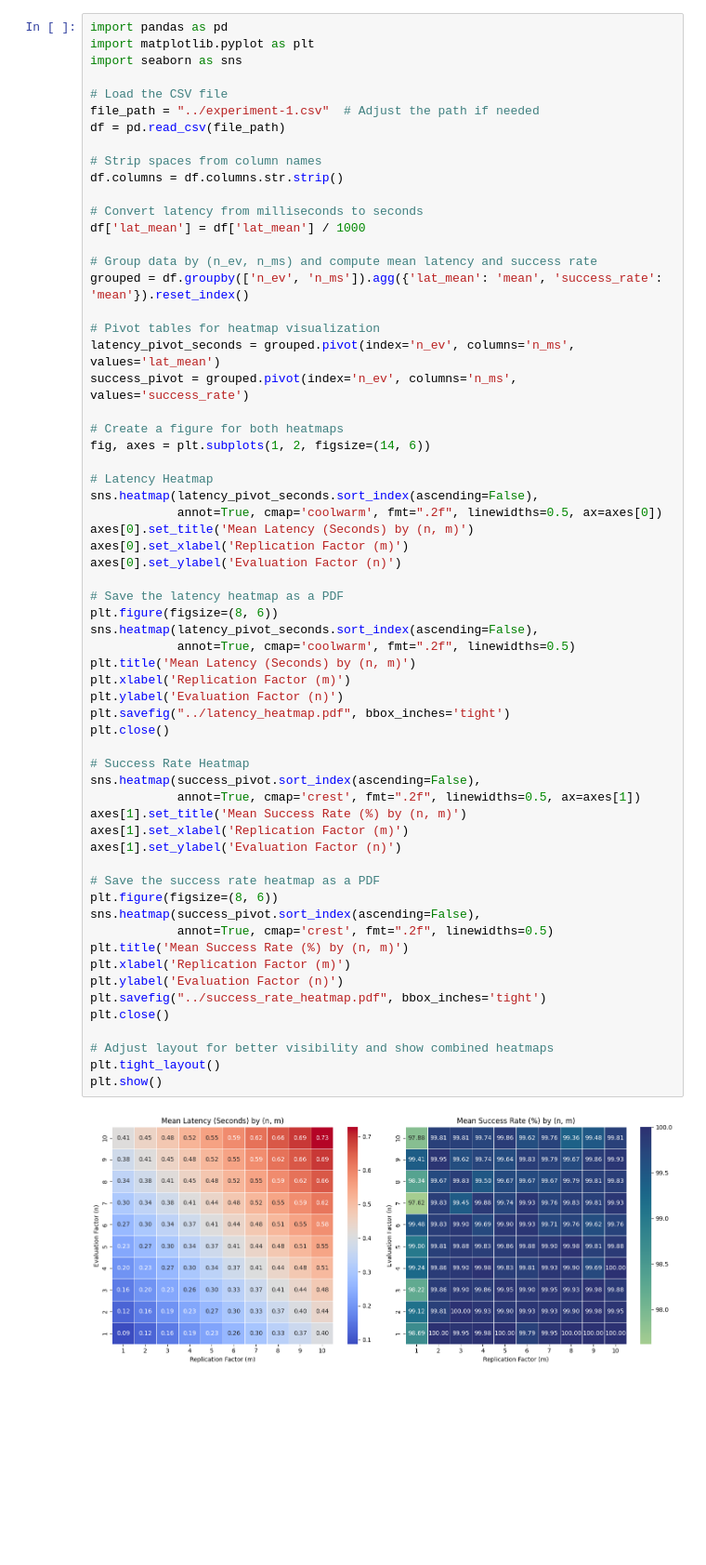
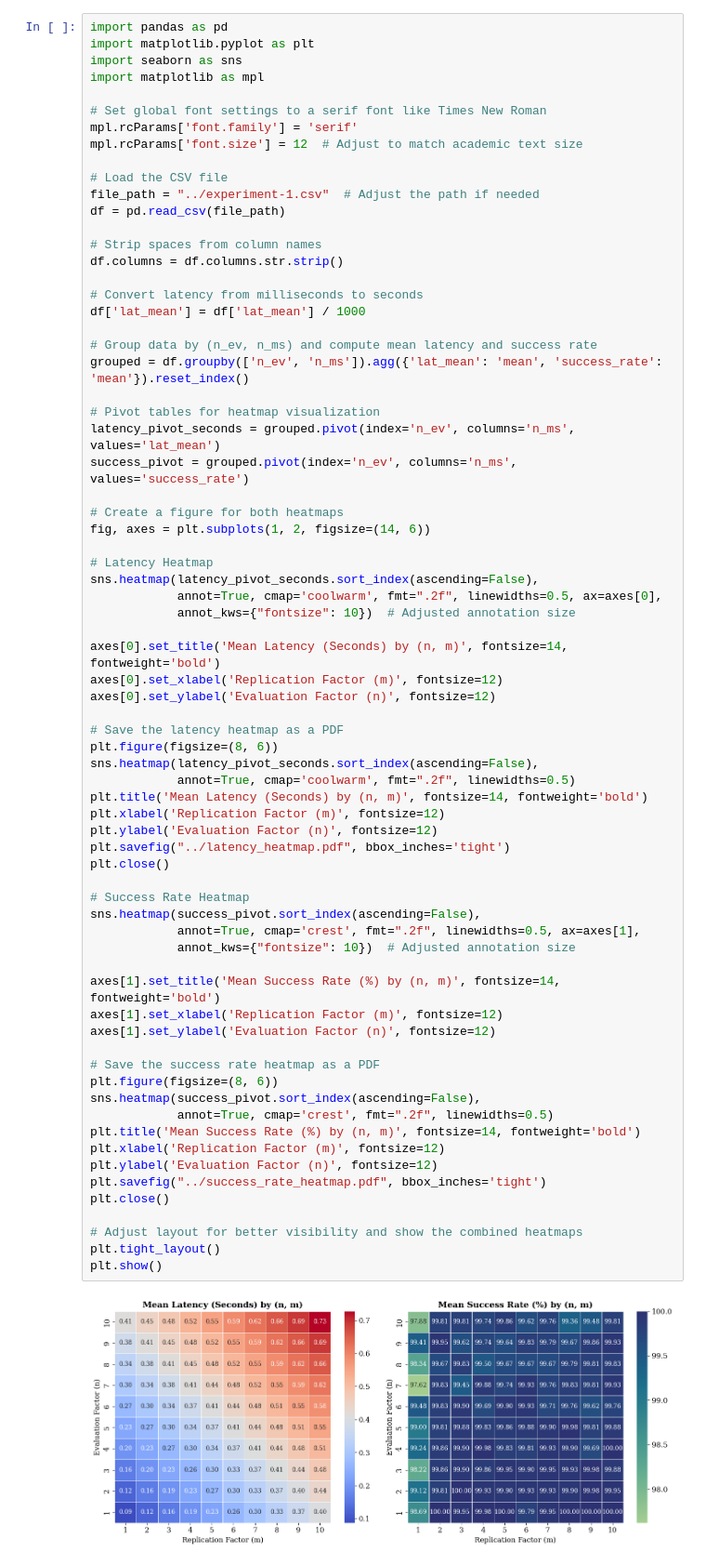
Before and after one commit to lokingdav/jodi, a Jupyter notebook: cpex/prototype/experiments/results/scripts/exp1.ipynb, the cells around one changed output. Shown at 93% size. Cells and saved outputs as stored; diff of their text form; blank space fills up the shorter version.

Commit message:
Changed the font style

```diff
--- a/cpex/prototype/experiments/results/scripts/exp1.ipynb
+++ b/cpex/prototype/experiments/results/scripts/exp1.ipynb
@@ -2,6 +2,11 @@
 import pandas as pd
 import matplotlib.pyplot as plt
 import seaborn as sns
+import matplotlib as mpl
+
+# Set global font settings to a serif font like Times New Roman
+mpl.rcParams['font.family'] = 'serif'
+mpl.rcParams['font.size'] = 12  # Adjust to match academic text size
 
 # Load the CSV file
 file_path = "../experiment-1.csv"  # Adjust the path if needed
@@ -19,46 +24,50 @@ grouped = df.groupby(['n_ev', 'n_ms']).agg({'lat_mean': 'mean', 'success_rate':
 # Pivot tables for heatmap visualization
 latency_pivot_seconds = grouped.pivot(index='n_ev', columns='n_ms', values='lat_mean')
 success_pivot = grouped.pivot(index='n_ev', columns='n_ms', values='success_rate')
 
 # Create a figure for both heatmaps
 fig, axes = plt.subplots(1, 2, figsize=(14, 6))
 
 # Latency Heatmap
 sns.heatmap(latency_pivot_seconds.sort_index(ascending=False),
-            annot=True, cmap='coolwarm', fmt=".2f", linewidths=0.5, ax=axes[0])
-axes[0].set_title('Mean Latency (Seconds) by (n, m)')
-axes[0].set_xlabel('Replication Factor (m)')
-axes[0].set_ylabel('Evaluation Factor (n)')
+            annot=True, cmap='coolwarm', fmt=".2f", linewidths=0.5, ax=axes[0],
+            annot_kws={"fontsize": 10})  # Adjusted annotation size
+
+axes[0].set_title('Mean Latency (Seconds) by (n, m)', fontsize=14, fontweight='bold')
+axes[0].set_xlabel('Replication Factor (m)', fontsize=12)
+axes[0].set_ylabel('Evaluation Factor (n)', fontsize=12)
 
 # Save the latency heatmap as a PDF
 plt.figure(figsize=(8, 6))
 sns.heatmap(latency_pivot_seconds.sort_index(ascending=False),
             annot=True, cmap='coolwarm', fmt=".2f", linewidths=0.5)
-plt.title('Mean Latency (Seconds) by (n, m)')
-plt.xlabel('Replication Factor (m)')
-plt.ylabel('Evaluation Factor (n)')
+plt.title('Mean Latency (Seconds) by (n, m)', fontsize=14, fontweight='bold')
+plt.xlabel('Replication Factor (m)', fontsize=12)
+plt.ylabel('Evaluation Factor (n)', fontsize=12)
 plt.savefig("../latency_heatmap.pdf", bbox_inches='tight')
 plt.close()
 
 # Success Rate Heatmap
 sns.heatmap(success_pivot.sort_index(ascending=False),
-            annot=True, cmap='crest', fmt=".2f", linewidths=0.5, ax=axes[1])
-axes[1].set_title('Mean Success Rate (%) by (n, m)')
-axes[1].set_xlabel('Replication Factor (m)')
-axes[1].set_ylabel('Evaluation Factor (n)')
+            annot=True, cmap='crest', fmt=".2f", linewidths=0.5, ax=axes[1],
+            annot_kws={"fontsize": 10})  # Adjusted annotation size
+
+axes[1].set_title('Mean Success Rate (%) by (n, m)', fontsize=14, fontweight='bold')
+axes[1].set_xlabel('Replication Factor (m)', fontsize=12)
+axes[1].set_ylabel('Evaluation Factor (n)', fontsize=12)
 
 # Save the success rate heatmap as a PDF
 plt.figure(figsize=(8, 6))
 sns.heatmap(success_pivot.sort_index(ascending=False),
             annot=True, cmap='crest', fmt=".2f", linewidths=0.5)
-plt.title('Mean Success Rate (%) by (n, m)')
-plt.xlabel('Replication Factor (m)')
-plt.ylabel('Evaluation Factor (n)')
+plt.title('Mean Success Rate (%) by (n, m)', fontsize=14, fontweight='bold')
+plt.xlabel('Replication Factor (m)', fontsize=12)
+plt.ylabel('Evaluation Factor (n)', fontsize=12)
 plt.savefig("../success_rate_heatmap.pdf", bbox_inches='tight')
 plt.close()
 
-# Adjust layout for better visibility and show combined heatmaps
+# Adjust layout for better visibility and show the combined heatmaps
 plt.tight_layout()
 plt.show()
 # %% [output]
-[figure, old version]
+[figure, new version]
```
Also changed, not shown: 2 other files.
